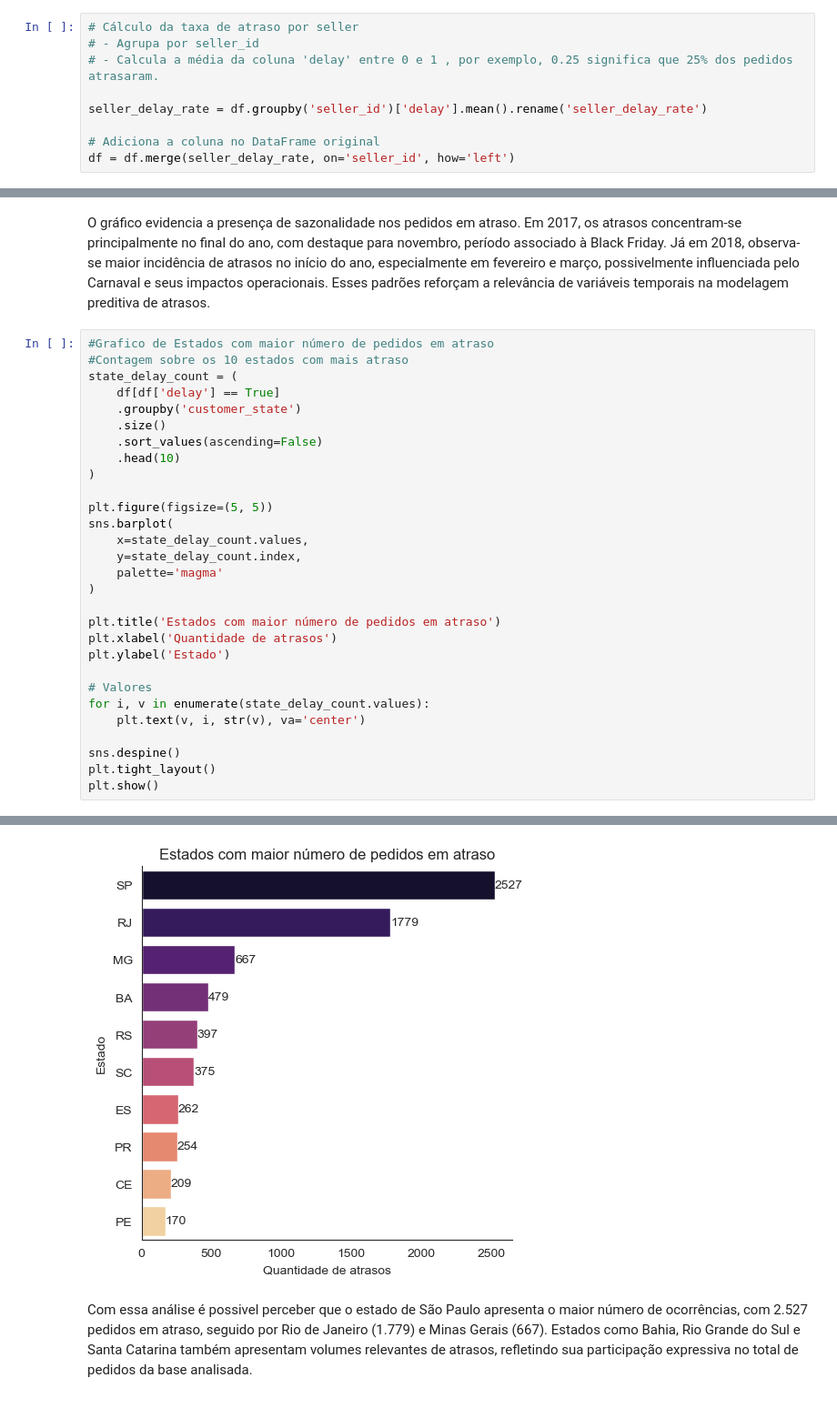
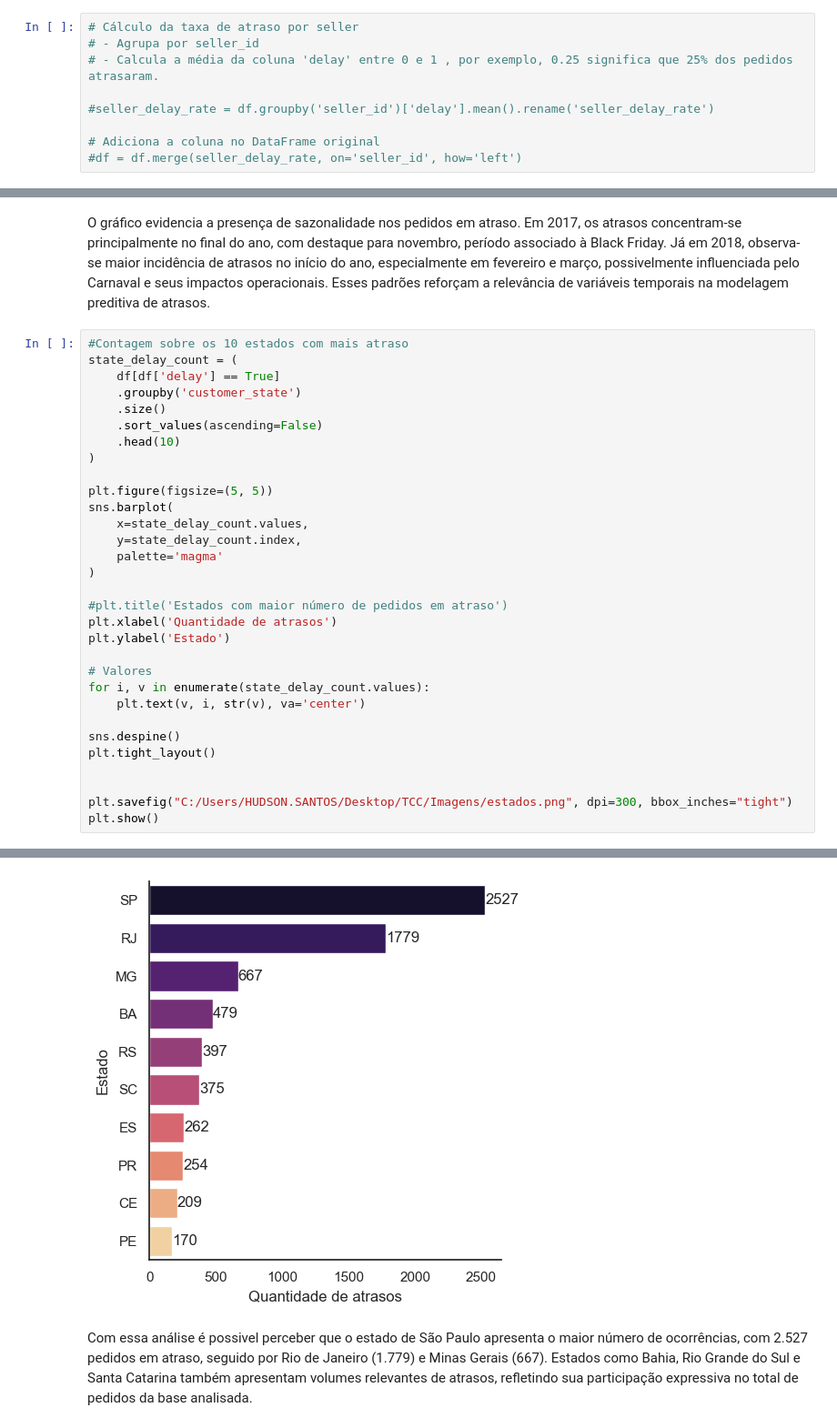
Before and after one commit to HudsonSanto/TCC-Previsao-de-atrasos-em-entregas-no-e-commerce, a Jupyter notebook: codigo/Previsao Atraso Entregas.ipynb, the cells around one changed output, grey strips where cells are left out. Shown at 91% size. Saved outputs shown, nothing was run; the diff lists cells and outputs as text.

```diff
--- a/codigo/Previsao Atraso Entregas.ipynb
+++ b/codigo/Previsao Atraso Entregas.ipynb
@@ -865,10 +916,10 @@ df['lead_time'] = (df['order_estimated_delivery_date'] - df['order_purchase_time
 # - Agrupa por seller_id
 # - Calcula a média da coluna 'delay' entre 0 e 1 , por exemplo, 0.25 significa que 25% dos pedidos atrasaram.
 
-seller_delay_rate = df.groupby('seller_id')['delay'].mean().rename('seller_delay_rate')
+#seller_delay_rate = df.groupby('seller_id')['delay'].mean().rename('seller_delay_rate')
 
 # Adiciona a coluna no DataFrame original
-df = df.merge(seller_delay_rate, on='seller_id', how='left')
+#df = df.merge(seller_delay_rate, on='seller_id', how='left')
 # %%
 df.head()
 # %% [output]
@@ -1200,39 +1265,41 @@ plt.show()
 # %% [markdown]
 O gráfico evidencia a presença de sazonalidade nos pedidos em atraso. Em 2017, os atrasos concentram-se principalmente no final do ano, com destaque para novembro, período associado à Black Friday. Já em 2018, observa-se maior incidência de atrasos no início do ano, especialmente em fevereiro e março, possivelmente influenciada pelo Carnaval e seus impactos operacionais. Esses padrões reforçam a relevância de variáveis temporais na modelagem preditiva de atrasos.
 # %%
-#Grafico de Estados com maior número de pedidos em atraso
 #Contagem sobre os 10 estados com mais atraso
 state_delay_count = (
     df[df['delay'] == True]
     .groupby('customer_state')
     .size()
     .sort_values(ascending=False)
     .head(10)
 )
 
 plt.figure(figsize=(5, 5))
 sns.barplot(
     x=state_delay_count.values,
     y=state_delay_count.index,
     palette='magma'
 )
 
-plt.title('Estados com maior número de pedidos em atraso')
+#plt.title('Estados com maior número de pedidos em atraso')
 plt.xlabel('Quantidade de atrasos')
 plt.ylabel('Estado')
 
 # Valores
 for i, v in enumerate(state_delay_count.values):
     plt.text(v, i, str(v), va='center')
 
 sns.despine()
 plt.tight_layout()
+
+
+plt.savefig("C:/Users/HUDSON.SANTOS/Desktop/TCC/Imagens/estados.png", dpi=300, bbox_inches="tight")
 plt.show()
 # %% [output]
 Passing `palette` without assigning `hue` is deprecated and will be removed in v0.14.0. Assign the `y` variable to `hue` and set `legend=False` for the same effect.
 
   sns.barplot(
-[figure, old version]
+[figure, new version]
 # %% [markdown]
 Com essa análise é possivel perceber que o estado de São Paulo apresenta o maior número de ocorrências, com 2.527 pedidos em atraso, seguido por Rio de Janeiro (1.779) e Minas Gerais (667). Estados como Bahia, Rio Grande do Sul e Santa Catarina também apresentam volumes relevantes de atrasos, refletindo sua participação expressiva no total de pedidos da base analisada.
 # %%
```
Also changed, not shown: parts of 50 cells of this notebook.
